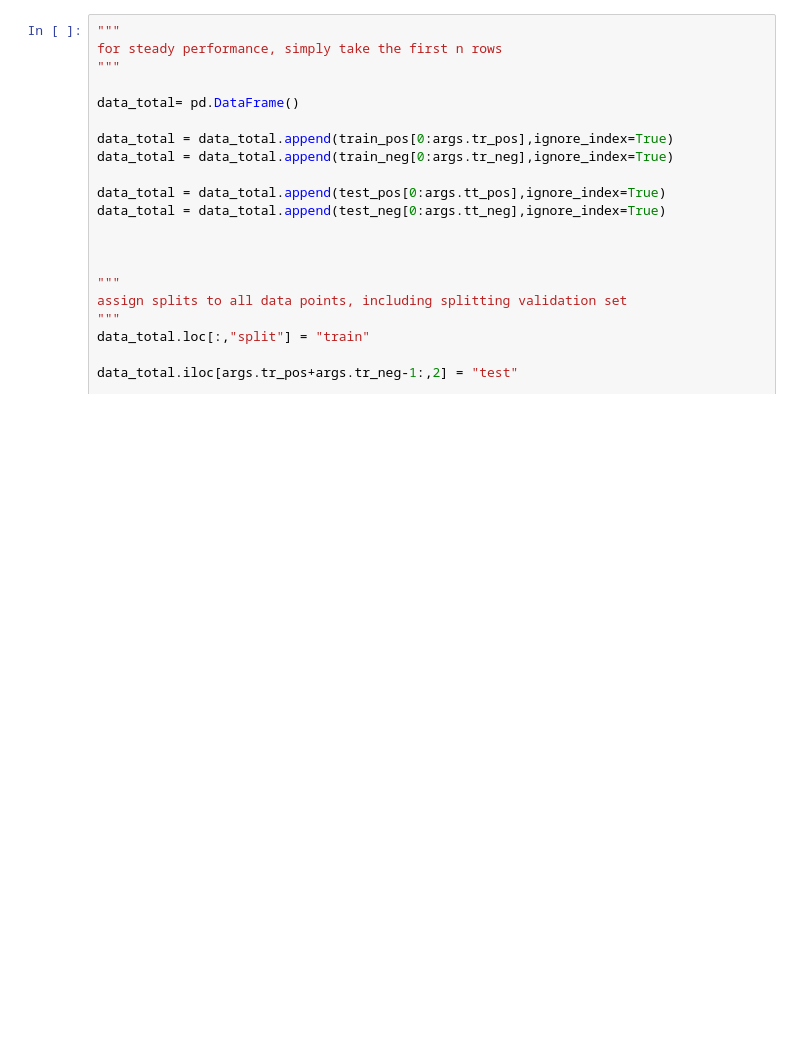
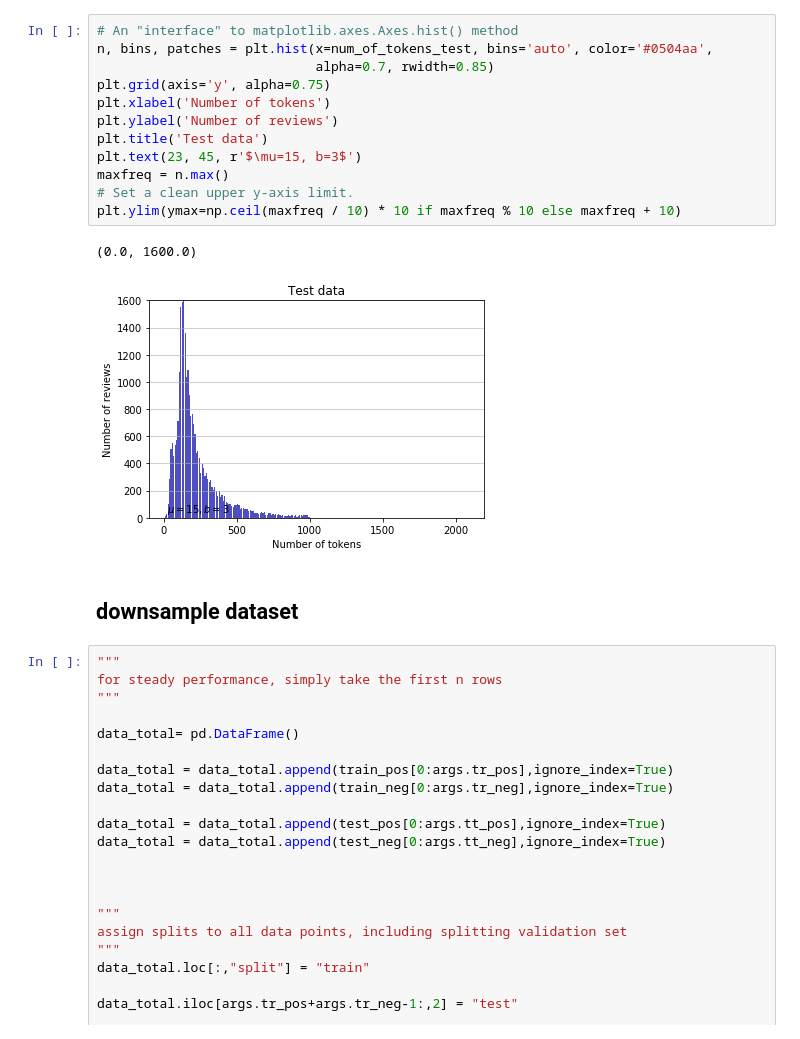
Before and after one commit to elisaoh/imdb-imbalanced, a Jupyter notebook: generate_data.ipynb, the cells around one changed output. Drawn from its saved outputs; the diff is of its cells as text; blank space fills up the shorter version.

```diff
--- a/generate_data.ipynb
+++ b/generate_data.ipynb
@@ -31,3 +70,20 @@ test_neg = pd.read_csv(args.test_neg, header=None, names=['label', 'review'])
+# %%
+# An "interface" to matplotlib.axes.Axes.hist() method
+n, bins, patches = plt.hist(x=num_of_tokens_test, bins='auto', color='#0504aa',
+                            alpha=0.7, rwidth=0.85)
+plt.grid(axis='y', alpha=0.75)
+plt.xlabel('Number of tokens')
+plt.ylabel('Number of reviews')
+plt.title('Test data')
+plt.text(23, 45, r'$\mu=15, b=3$')
+maxfreq = n.max()
+# Set a clean upper y-axis limit.
+plt.ylim(ymax=np.ceil(maxfreq / 10) * 10 if maxfreq % 10 else maxfreq + 10)
+# %% [output]
+(0.0, 1600.0)
+[figure, added]
+# %% [markdown]
+## downsample dataset
 # %%
 """
 for steady performance, simply take the first n rows
```
Also changed, not shown: parts of 12 cells of this notebook, 6 other files.
